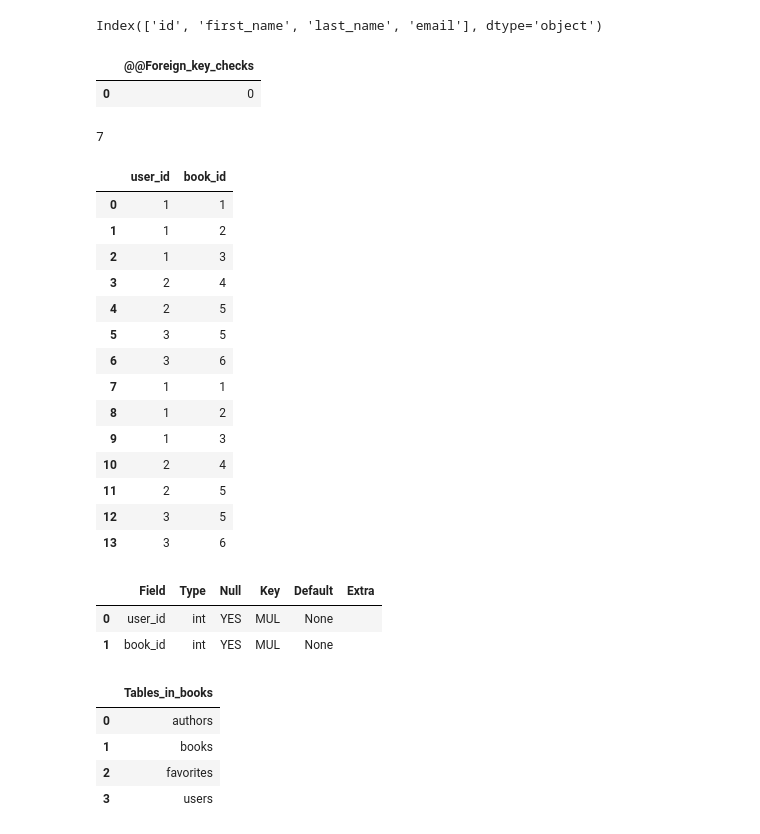
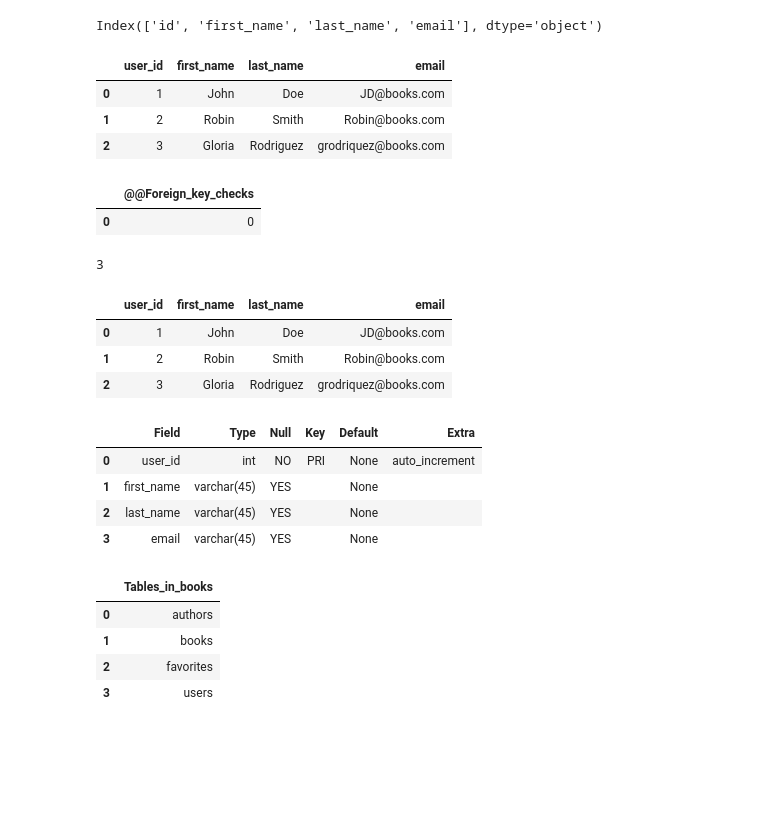
Before and after one commit to 808hanronald/book-core, a Jupyter notebook: bookcore.ipynb, the cells around one changed output. Saved outputs shown, nothing was run; the diff lists cells and outputs as text; code cells hidden in the pictures; blank space fills up the shorter version.

```diff
--- a/bookcore.ipynb
+++ b/bookcore.ipynb
@@ -317,6 +332,15 @@ array(['user_id', 'first_name', 'last_name', 'email'], dtype=object)
 users.columns
 # %% [output]
 Index(['id', 'first_name', 'last_name', 'email'], dtype='object')
+# %%
+rename_map={"id":"user_id"}
+users=users.rename(rename_map,axis=1)
+users.head()
+# %% [output]
+|  | user_id | first_name | last_name | email |
+| 0 | 1 | John | Doe | JD@books.com |
+| 1 | 2 | Robin | Smith | Robin@books.com |
+| 2 | 3 | Gloria | Rodriguez | grodriquez@books.com |
 # %%
 #checking for foreign keys
 q='''select @@Foreign_key_checks'''
@@ -326,36 +350,27 @@ pd.read_sql(q,conn)
 | 0 | 0 |
 # %%
 #inputing data into table
-favorites.to_sql("favorites",conn,index=False,if_exists="append")
+users.to_sql("users",conn,index=False,if_exists="append")
 # %% [output]
-7
+3
 # %%
 #checking to see if data has been addaded
-q='''Select * from favorites'''
+q='''Select * from users;'''
 pd.read_sql(q,conn)
 # %% [output]
-|  | user_id | book_id |
-| 0 | 1 | 1 |
-| 1 | 1 | 2 |
-| 2 | 1 | 3 |
-| 3 | 2 | 4 |
-| 4 | 2 | 5 |
-| 5 | 3 | 5 |
-| 6 | 3 | 6 |
-| 7 | 1 | 1 |
-| 8 | 1 | 2 |
-| 9 | 1 | 3 |
-| 10 | 2 | 4 |
-| 11 | 2 | 5 |
-| 12 | 3 | 5 |
-| 13 | 3 | 6 |
+|  | user_id | first_name | last_name | email |
+| 0 | 1 | John | Doe | JD@books.com |
+| 1 | 2 | Robin | Smith | Robin@books.com |
+| 2 | 3 | Gloria | Rodriguez | grodriquez@books.com |
 # %%
-q='''Describe favorites;'''
+q='''Describe users;'''
 pd.read_sql(q,conn)
 # %% [output]
 |  | Field | Type | Null | Key | Default | Extra |
-| 0 | user_id | int | YES | MUL | None |  |
-| 1 | book_id | int | YES | MUL | None |  |
+| 0 | user_id | int | NO | PRI | None | auto_increment |
+| 1 | first_name | varchar(45) | YES |  | None |  |
+| 2 | last_name | varchar(45) | YES |  | None |  |
+| 3 | email | varchar(45) | YES |  | None |  |
 # %%
 q="""show tables;"""
 pd.read_sql(q,conn)
```
Also changed, not shown: parts of 9 cells of this notebook.
